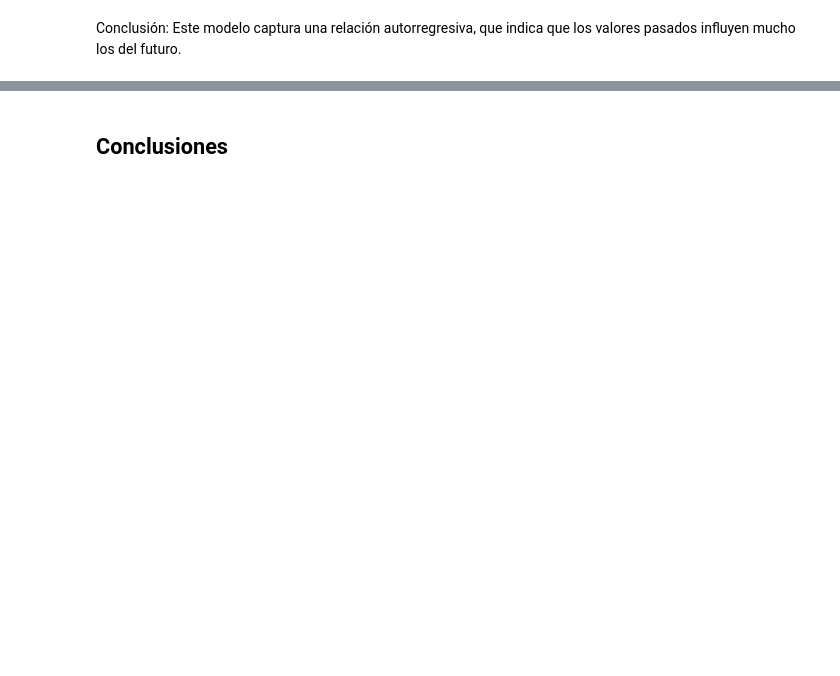
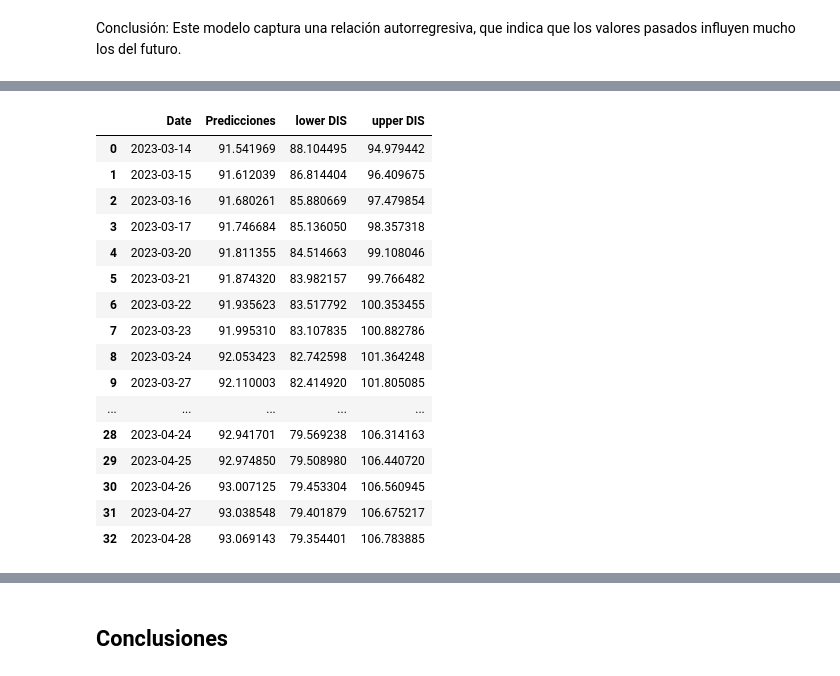
Before and after one commit to katiemackness/time-series-analysis, a Jupyter notebook: disney-AR-es.ipynb, the cells around one changed output, grey strips where cells are left out. Drawn from its saved outputs; the diff is of its cells as text; code cells hidden in the pictures; blank space fills up the shorter version.

```diff
--- a/disney-AR-es.ipynb
+++ b/disney-AR-es.ipynb
@@ -389,0 +371,4 @@ Conclusión: En promedio, el modelo tiene un error de aproximadamente $1.99. Est
+# %%
+# Conjuntar las dos listas de fechas
+fechas = pd.concat([lista, lista2], ignore_index=True)
+fechas = fechas.reset_index(drop=True)
@@ -389,0 +395,23 @@ Conclusión: En promedio, el modelo tiene un error de aproximadamente $1.99. Est
+# %%
+# Combinar predicciones y intervalos de confianza
+frames = [result, conf_pred2]
+result2 = pd.concat(frames, axis=1, join = 'inner')
+result2
+# %% [output]
+|  | Date | Predicciones | lower DIS | upper DIS |
+| 0 | 2023-03-14 | 91.541969 | 88.104495 | 94.979442 |
+| 1 | 2023-03-15 | 91.612039 | 86.814404 | 96.409675 |
+| 2 | 2023-03-16 | 91.680261 | 85.880669 | 97.479854 |
+| 3 | 2023-03-17 | 91.746684 | 85.136050 | 98.357318 |
+| 4 | 2023-03-20 | 91.811355 | 84.514663 | 99.108046 |
+| 5 | 2023-03-21 | 91.874320 | 83.982157 | 99.766482 |
+| 6 | 2023-03-22 | 91.935623 | 83.517792 | 100.353455 |
+| 7 | 2023-03-23 | 91.995310 | 83.107835 | 100.882786 |
+| 8 | 2023-03-24 | 92.053423 | 82.742598 | 101.364248 |
+| 9 | 2023-03-27 | 92.110003 | 82.414920 | 101.805085 |
+| ... | ... | ... | ... | ... |
+| 28 | 2023-04-24 | 92.941701 | 79.569238 | 106.314163 |
+| 29 | 2023-04-25 | 92.974850 | 79.508980 | 106.440720 |
+| 30 | 2023-04-26 | 93.007125 | 79.453304 | 106.560945 |
+| 31 | 2023-04-27 | 93.038548 | 79.401879 | 106.675217 |
+| 32 | 2023-04-28 | 93.069143 | 79.354401 | 106.783885 |
```
Also changed, not shown: parts of 40 cells of this notebook.
